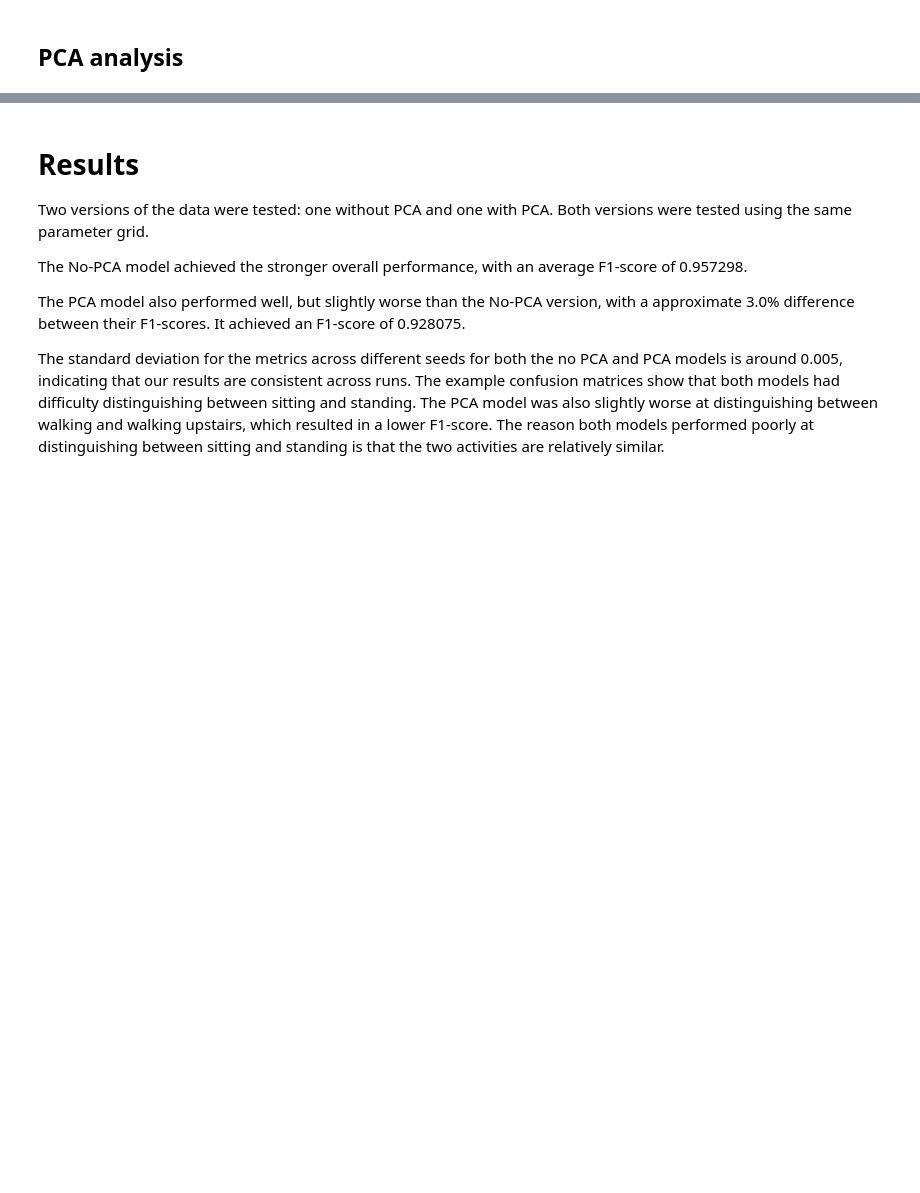
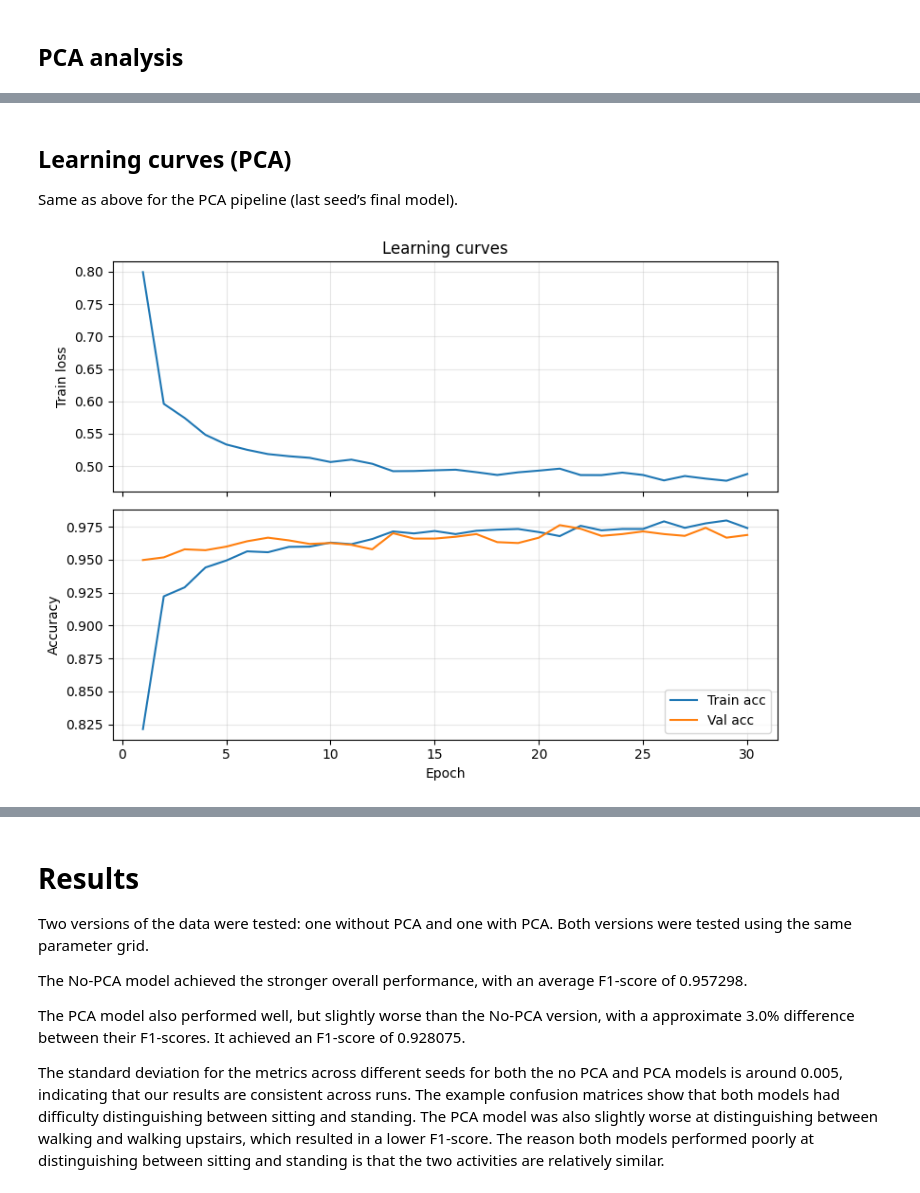
Before and after one commit to rominaba/motion-intent-recognition-for-assistive-robotics, a Jupyter notebook: notebooks/MLPClassifier.ipynb, the cells around one changed output, grey strips where cells are left out. Cells and saved outputs as stored; diff of their text form; code cells hidden in the pictures; blank space fills up the shorter version.

```diff
--- a/notebooks/MLPClassifier.ipynb
+++ b/notebooks/MLPClassifier.ipynb
@@ -571,4 +613,13 @@ f1           0.004758
 dtype: float64
+# %% [markdown]
+## Learning curves (PCA)
+
+Same as above for the PCA pipeline (last seed’s final model).
+# %%
+last_model_pca = data_PCA["models"][-1]
+last_model_pca.plot_learning_curves()
+# %% [output]
+[figure, added]
 # %%
 cm_pca = confusion_matrix(y_true_pca, y_pred_pca)
 
```
Also changed, not shown: parts of 8 cells of this notebook, 3 other files.
